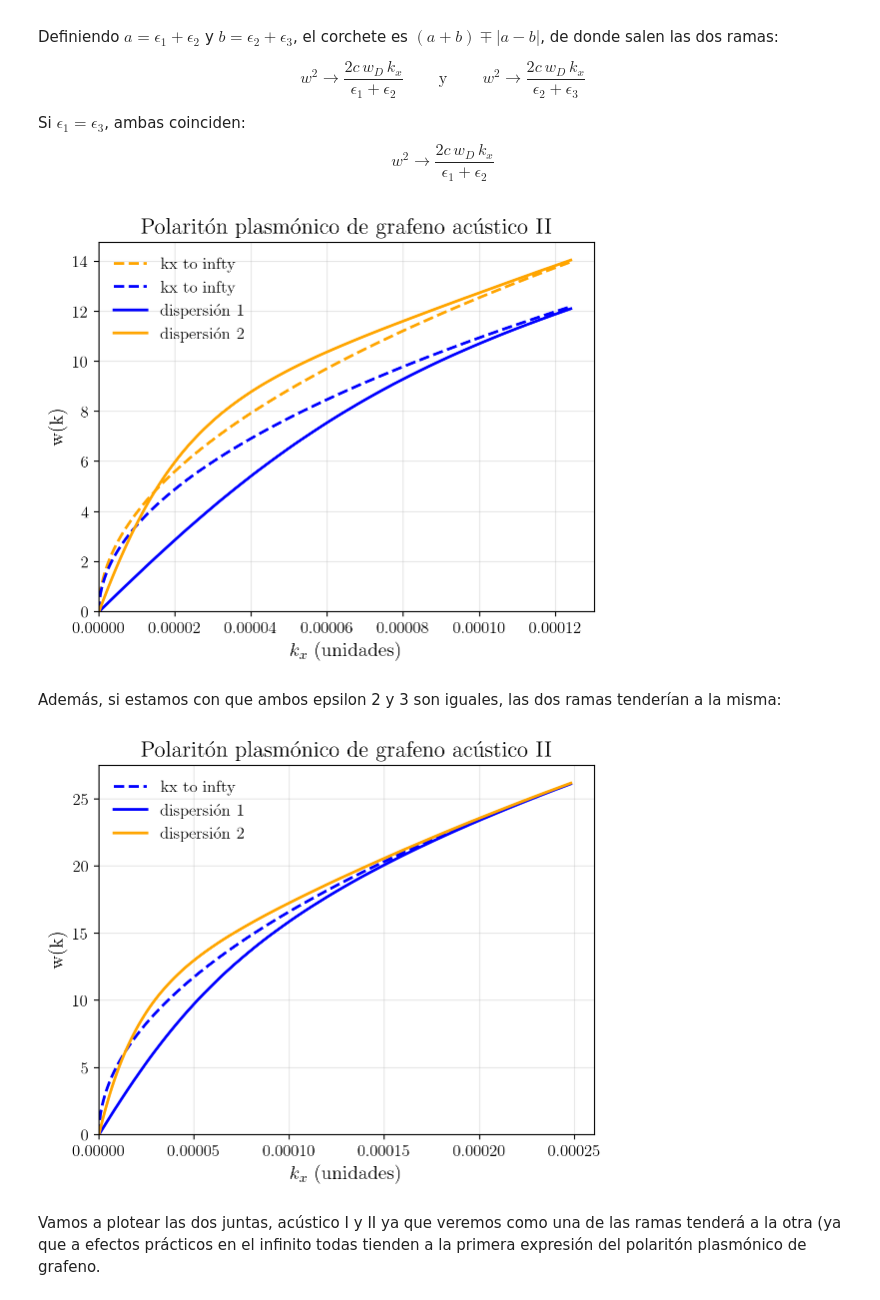
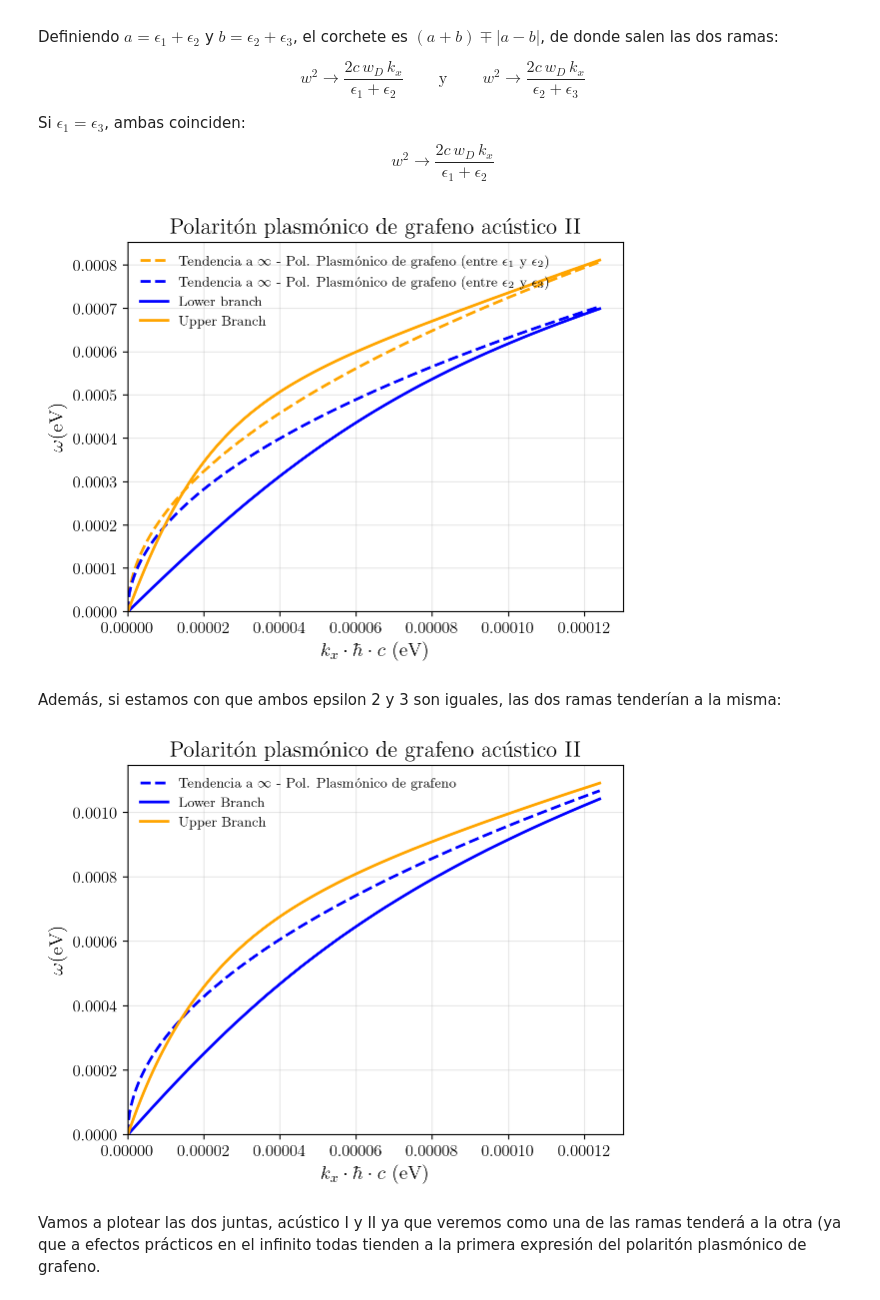
Before and after one commit to Scarlata0/Hybrid-Polaritons---TFG, a Jupyter notebook: TFG-Mario.ipynb, the cells around one changed output. Saved outputs shown, nothing was run; the diff lists cells and outputs as text; code cells hidden in the pictures.

```diff
--- a/TFG-Mario.ipynb
+++ b/TFG-Mario.ipynb
@@ -21,5 +21,8 @@ eps_inf_al = 2.5
 w_l0_al = 93600*const.h*const.c/const.e   #en eV
 w_t0_al = 77200*const.h*const.c/const.e   #en eV
 y_0_al = 0.18*w_l0_al
-w_D
+
+factor_global= 100*const.h*const.c/const.e #para el eje X
+
+w_t0_si
 # %% [output]
@@ -232,54 +235,54 @@ epsilon_3 = eps_inf_si
 # --- Creación de los datos: manipular esto para cada ejemplo, el resto no tocar ---
 fig, ax = plt.subplots()
 ax.set_title("Polaritón plasmónico de grafeno acústico II") #Título de la gráfica
-x = np.linspace(0,1*100*const.h*const.c/const.e,3000)
-yinf1 = (2*x*const.c*w_D/(epsilon_1+epsilon_2))**(1/2) # --- Suponemos un epsilon1 = aire = 1 y un epsilon2 = 2
-ax.plot(x,yinf1,label='kx to infty',linestyle='--',color='orange')
-yinf2 = (2*x*const.c*w_D/(epsilon_3+epsilon_2))**(1/2) # --- Suponemos un epsilon1 = aire = 1 y un epsilon2 = 2
-ax.plot(x,yinf2,label='kx to infty',linestyle='--',color='blue')
+x = np.linspace(0,factor_global,3000)
+yinf1 = (2*x*w_D/(epsilon_1+epsilon_2))**(1/2) # --- Suponemos un epsilon1 = aire = 1 y un epsilon2 = 2
+ax.plot(x,yinf1,label='Tendencia a $\infty$ - Pol. Plasmónico de grafeno (entre $\epsilon_1$ y $\epsilon_2$)',linestyle='--',color='orange')
+yinf2 = (2*x*w_D/(epsilon_3+epsilon_2))**(1/2) # --- Suponemos un epsilon1 = aire = 1 y un epsilon2 = 2
+ax.plot(x,yinf2,label='Tendencia a $\infty$ - Pol. Plasmónico de grafeno (entre $\epsilon_2$ y $\epsilon_3$)',linestyle='--',color='blue')
 
 
 # Raíz interna
 arg_raiz = (
-    2 * const.c**2 * x**2 * w_D**2 * (
+    2 *  x**2 * w_D**2 * (
         (-epsilon_1**2 + 8 * epsilon_2**2 + epsilon_1**2 * np.cosh(2 * h_2 * x)) * np.sinh(h_3 * x)**2 +
         2 * epsilon_3 * np.sinh(h_2 * x)**2 * (epsilon_3 * np.cosh(h_2 * x)**2 - epsilon_1 * np.sinh(2 * h_3 * x))
     )
 )
 
 # Parte del numerador antes de la raíz
 numerador_antes_raiz = (
-    2 * const.c * x * w_D * (
+    2* x * w_D * (
         epsilon_3 * np.cosh(h_3 * x) * np.sinh(h_2 * x) +
         (2 * epsilon_2 * np.cosh(h_2 * x) + epsilon_1 * np.sinh(h_2 * x)) * np.sinh(h_3 * x)
     )
 )
 
 # Denominador completo
 denominador = (
     2 * epsilon_3 * np.cosh(h_3 * x) * (epsilon_2 * np.cosh(h_2 * x) + epsilon_1 * np.sinh(h_2 * x)) +
     2 * epsilon_2 * (epsilon_1 * np.cosh(h_2 * x) + epsilon_2 * np.sinh(h_2 * x)) * np.sinh(h_3 * x)
 )
 
 # omega (frecuencia) con raíz externa
 omega1 = np.sqrt((numerador_antes_raiz - np.sqrt(arg_raiz)) / denominador)
 omega2 = np.sqrt((numerador_antes_raiz + np.sqrt(arg_raiz)) / denominador)
-ax.plot(x,omega1,label='dispersión 1',color='blue')
-ax.plot(x,omega2,label='dispersión 2',color='orange')
+ax.plot(x,omega1,label='Lower branch',color='blue')
+ax.plot(x,omega2,label='Upper Branch',color='orange')
 
 
 # --- Etiquetas, título y leyenda ---
 
-ax.set_xlabel(r"$k_x$ (unidades)")
-ax.set_ylabel("w(k)")
-ax.legend(loc="upper left", frameon=False)
+ax.set_xlabel(r"$k_x \cdot \hbar \cdot c$ (eV)")
+ax.set_ylabel("$\omega$(eV)")
+ax.legend(loc="upper left", frameon=False, fontsize='small' )
 
 # --- Límites y anotaciones ---
 ax.set_xlim(0,)
 ax.set_ylim(0,)
 plt.show()
 # %% [output]
-[figure, old version]
+[figure, new version]
 # %% [markdown]
 Además, si estamos con que ambos epsilon 2 y 3 son iguales, las dos ramas tenderían a la misma:
 # %%
@@ -306,14 +309,14 @@ epsilon_3 = 1
 # --- Creación de los datos: manipular esto para cada ejemplo, el resto no tocar ---
 fig, ax = plt.subplots()
 ax.set_title("Polaritón plasmónico de grafeno acústico II") #Título de la gráfica
-x = np.linspace(0,1*200*const.h*const.c/const.e,3000)
-yinf2 = (2*x*const.c*w_D/(epsilon_3+epsilon_2))**(1/2) # --- Suponemos un epsilon1 = aire = 1 y un epsilon2 = 2
-ax.plot(x,yinf2,label='kx to infty',linestyle='--',color='blue')
+x = np.linspace(0,factor_global,3000)
+yinf2 = (2*x*w_D/(epsilon_3+epsilon_2))**(1/2) # --- Suponemos un epsilon1 = aire = 1 y un epsilon2 = 2
+ax.plot(x,yinf2,label='Tendencia a $\infty$ - Pol. Plasmónico de grafeno ',linestyle='--',color='blue')
 
 
 # Raíz interna
 arg_raiz = (
-    2 * const.c**2 * x**2 * w_D**2 * (
+    2  * x**2 * w_D**2 * (
         (-epsilon_1**2 + 8 * epsilon_2**2 + epsilon_1**2 * np.cosh(2 * h_2 * x)) * np.sinh(h_3 * x)**2 +
         2 * epsilon_3 * np.sinh(h_2 * x)**2 * (epsilon_3 * np.cosh(h_2 * x)**2 - epsilon_1 * np.sinh(2 * h_3 * x))
     )
@@ -321,7 +324,7 @@ arg_raiz = (
 
 # Parte del numerador antes de la raíz
 numerador_antes_raiz = (
-    2 * const.c * x * w_D * (
+    2 *x * w_D * (
         epsilon_3 * np.cosh(h_3 * x) * np.sinh(h_2 * x) +
         (2 * epsilon_2 * np.cosh(h_2 * x) + epsilon_1 * np.sinh(h_2 * x)) * np.sinh(h_3 * x)
     )
@@ -336,22 +339,22 @@ denominador = (
 # omega (frecuencia) con raíz externa
 omega1 = np.sqrt((numerador_antes_raiz - np.sqrt(arg_raiz)) / denominador)
 omega2 = np.sqrt((numerador_antes_raiz + np.sqrt(arg_raiz)) / denominador)
-ax.plot(x,omega1,label='dispersión 1',color='blue')
-ax.plot(x,omega2,label='dispersión 2',color='orange')
+ax.plot(x,omega1,label='Lower Branch',color='blue')
+ax.plot(x,omega2,label='Upper Branch',color='orange')
 
 
 # --- Etiquetas, título y leyenda ---
 
-ax.set_xlabel(r"$k_x$ (unidades)")
-ax.set_ylabel("w(k)")
-ax.legend(loc="upper left", frameon=False)
+ax.set_xlabel(r"$k_x \cdot \hbar \cdot c$ (eV)")
+ax.set_ylabel("$\omega$(eV)")
+ax.legend(loc="upper left", frameon=False, fontsize='small' )
 
 # --- Límites y anotaciones ---
 ax.set_xlim(0,)
 ax.set_ylim(0,)
 plt.show()
 # %% [output]
-[figure, old version]
+[figure, new version]
 # %% [markdown]
 Vamos a plotear las dos juntas, acústico I y II ya que veremos como una de las ramas tenderá a la otra (ya que a efectos prácticos en el infinito todas tienden a la primera expresión del polaritón plasmónico de grafeno.
 # %%
```
Also changed, not shown: parts of 19 cells of this notebook.
